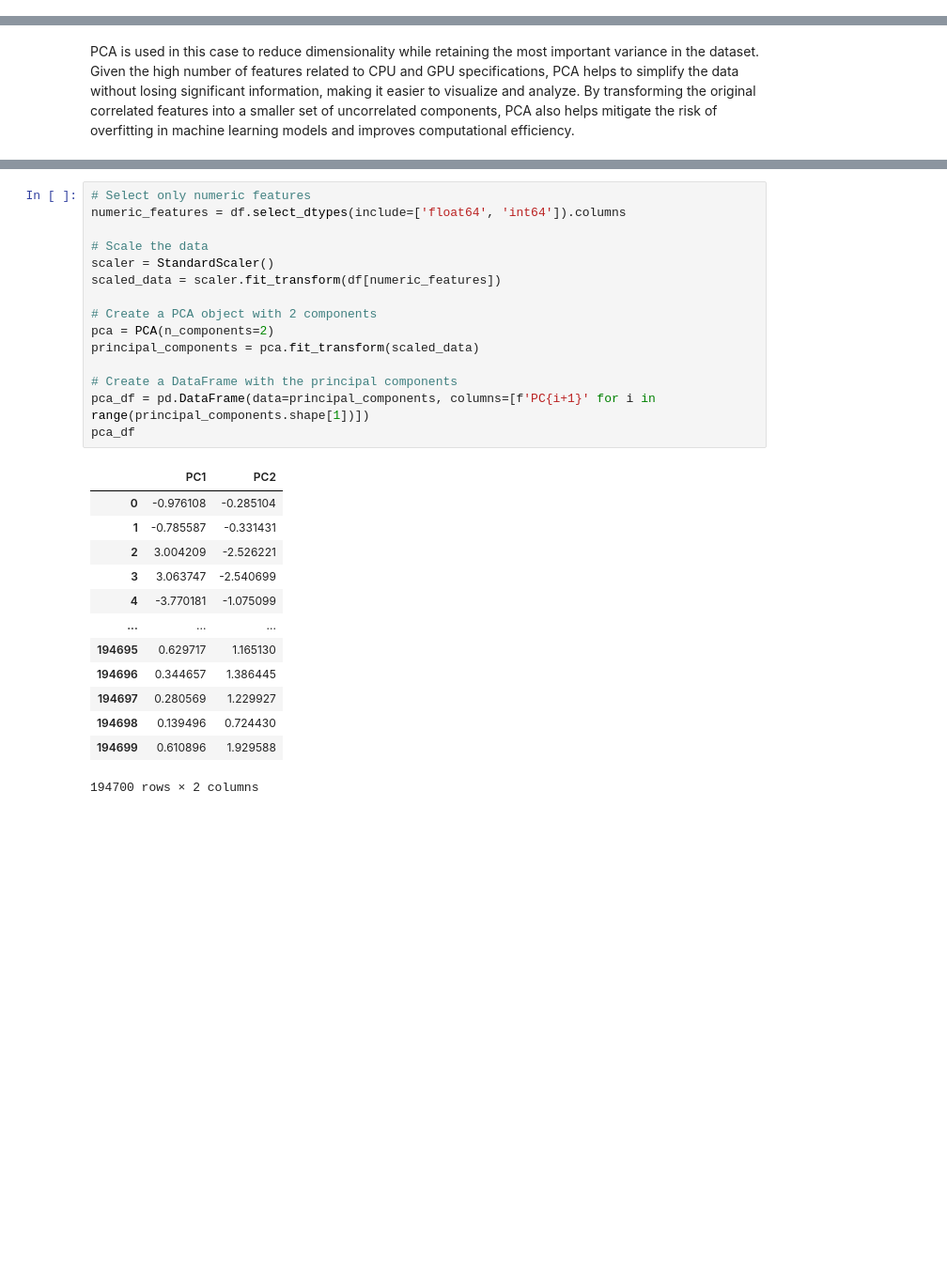
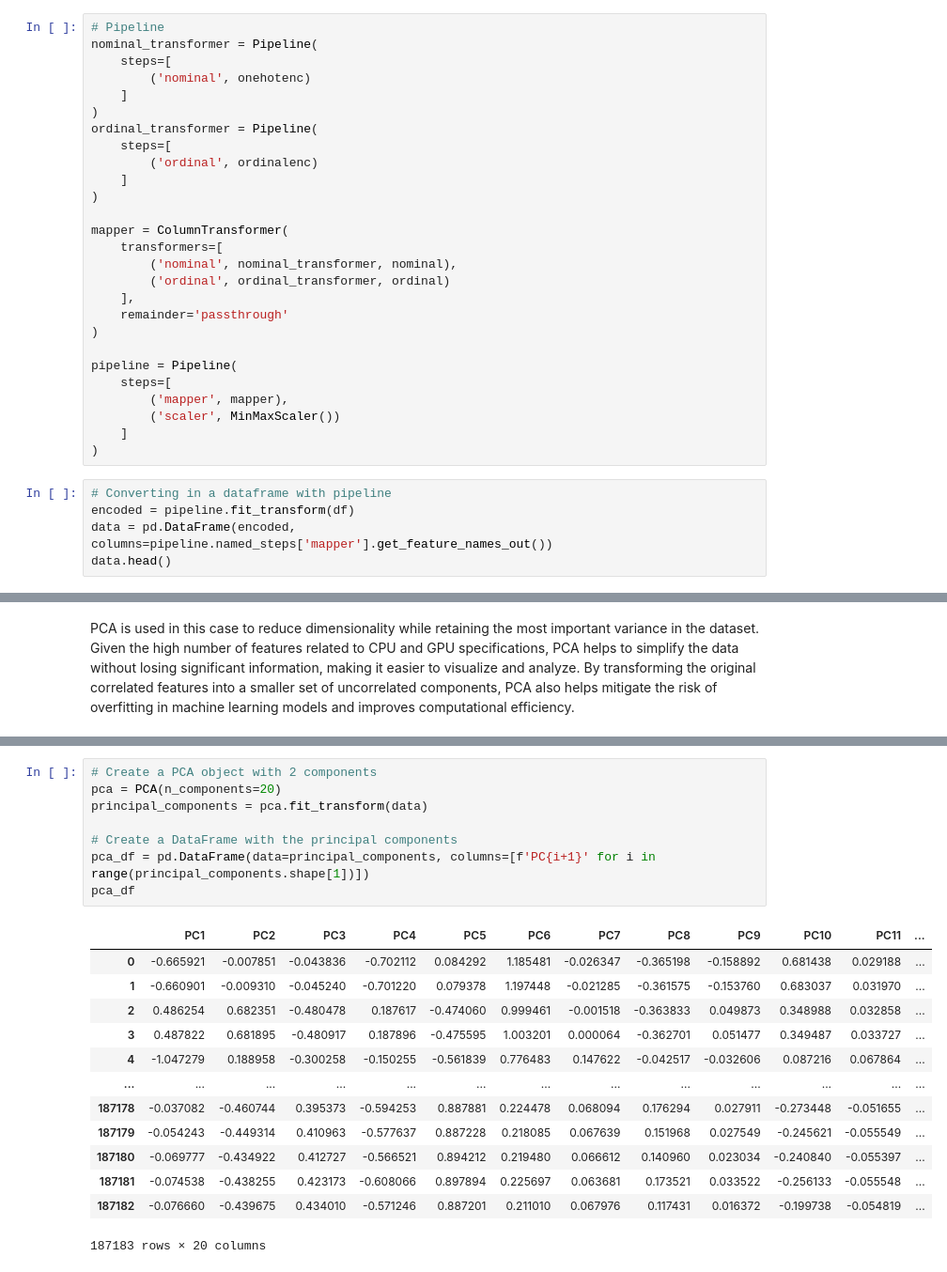
Before and after one commit to AndrePilcoChiuyare/fps-game-prediction, a Jupyter notebook: notebooks/3-dimensionality-reduction.ipynb, the cells around one changed output, grey strips where cells are left out. Shown at 94% size. Drawn from its saved outputs; the diff is of its cells as text; blank space fills up the shorter version.

```diff
--- a/notebooks/3-dimensionality-reduction.ipynb
+++ b/notebooks/3-dimensionality-reduction.ipynb
@@ -48,0 +140,32 @@ df[df.isnull().any(axis=1)]
+# %%
+# Pipeline
+nominal_transformer = Pipeline(
+    steps=[
+        ('nominal', onehotenc)
+    ]
+)
+ordinal_transformer = Pipeline(
+    steps=[
+        ('ordinal', ordinalenc)
+    ]
+)
+
+mapper = ColumnTransformer(
+    transformers=[
+        ('nominal', nominal_transformer, nominal),
+        ('ordinal', ordinal_transformer, ordinal)
+    ],
+    remainder='passthrough'
+)
+
+pipeline = Pipeline(
+    steps=[
+        ('mapper', mapper),
+        ('scaler', MinMaxScaler())
+    ]
+)
+# %%
+# Converting in a dataframe with pipeline
+encoded = pipeline.fit_transform(df)
+data = pd.DataFrame(encoded, columns=pipeline.named_steps['mapper'].get_feature_names_out())
+data.head()
@@ -51,29 +200,22 @@ PCA is used in this case to reduce dimensionality while retaining the most impor
 # %%
-# Select only numeric features
-numeric_features = df.select_dtypes(include=['float64', 'int64']).columns
-
-# Scale the data
-scaler = StandardScaler()
-scaled_data = scaler.fit_transform(df[numeric_features])
-
 # Create a PCA object with 2 components
-pca = PCA(n_components=2)
-principal_components = pca.fit_transform(scaled_data)
+pca = PCA(n_components=20)
+principal_components = pca.fit_transform(data)
 
 # Create a DataFrame with the principal components
 pca_df = pd.DataFrame(data=principal_components, columns=[f'PC{i+1}' for i in range(principal_components.shape[1])])
 pca_df
 # %% [output]
-|  | PC1 | PC2 |
-| 0 | -0.976108 | -0.285104 |
-| 1 | -0.785587 | -0.331431 |
-| 2 | 3.004209 | -2.526221 |
-| 3 | 3.063747 | -2.540699 |
-| 4 | -3.770181 | -1.075099 |
-| ... | ... | ... |
-| 194695 | 0.629717 | 1.165130 |
-| 194696 | 0.344657 | 1.386445 |
-| 194697 | 0.280569 | 1.229927 |
-| 194698 | 0.139496 | 0.724430 |
-| 194699 | 0.610896 | 1.929588 |
+|  | PC1 | PC2 | PC3 | PC4 | PC5 | PC6 | PC7 | PC8 | PC9 | PC10 | PC11 | ... |
+| 0 | -0.665921 | -0.007851 | -0.043836 | -0.702112 | 0.084292 | 1.185481 | -0.026347 | -0.365198 | -0.158892 | 0.681438 | 0.029188 | ... |
+| 1 | -0.660901 | -0.009310 | -0.045240 | -0.701220 | 0.079378 | 1.197448 | -0.021285 | -0.361575 | -0.153760 | 0.683037 | 0.031970 | ... |
+| 2 | 0.486254 | 0.682351 | -0.480478 | 0.187617 | -0.474060 | 0.999461 | -0.001518 | -0.363833 | 0.049873 | 0.348988 | 0.032858 | ... |
+| 3 | 0.487822 | 0.681895 | -0.480917 | 0.187896 | -0.475595 | 1.003201 | 0.000064 | -0.362701 | 0.051477 | 0.349487 | 0.033727 | ... |
+| 4 | -1.047279 | 0.188958 | -0.300258 | -0.150255 | -0.561839 | 0.776483 | 0.147622 | -0.042517 | -0.032606 | 0.087216 | 0.067864 | ... |
+| ... | ... | ... | ... | ... | ... | ... | ... | ... | ... | ... | ... | ... |
+| 187178 | -0.037082 | -0.460744 | 0.395373 | -0.594253 | 0.887881 | 0.224478 | 0.068094 | 0.176294 | 0.027911 | -0.273448 | -0.051655 | ... |
+| 187179 | -0.054243 | -0.449314 | 0.410963 | -0.577637 | 0.887228 | 0.218085 | 0.067639 | 0.151968 | 0.027549 | -0.245621 | -0.055549 | ... |
+| 187180 | -0.069777 | -0.434922 | 0.412727 | -0.566521 | 0.894212 | 0.219480 | 0.066612 | 0.140960 | 0.023034 | -0.240840 | -0.055397 | ... |
+| 187181 | -0.074538 | -0.438255 | 0.423173 | -0.608066 | 0.897894 | 0.225697 | 0.063681 | 0.173521 | 0.033522 | -0.256133 | -0.055548 | ... |
+| 187182 | -0.076660 | -0.439675 | 0.434010 | -0.571246 | 0.887201 | 0.211010 | 0.067976 | 0.117431 | 0.016372 | -0.199738 | -0.054819 | ... |
-194700 rows × 2 columns
+187183 rows × 20 columns
```
Also changed, not shown: parts of 16 cells of this notebook, 1 other file.
